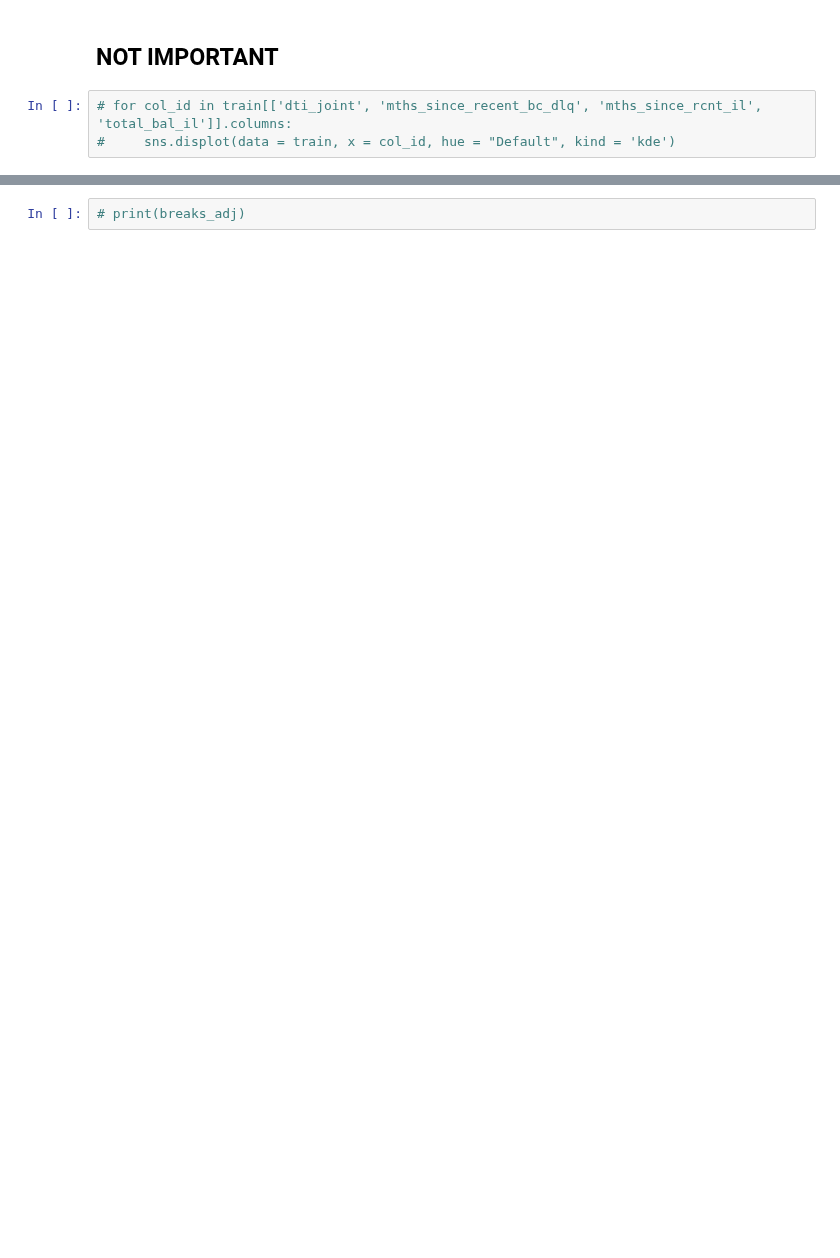
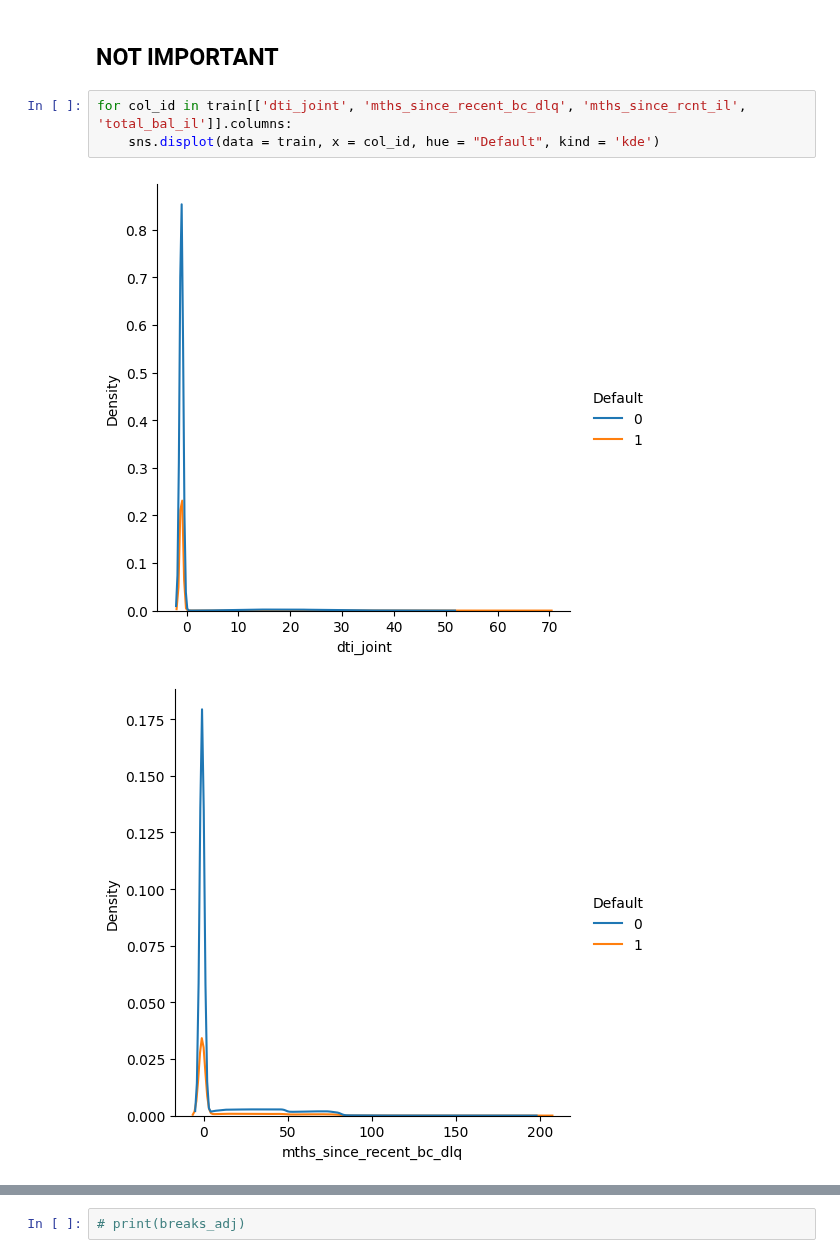
Before and after one commit to preetmodi/Credit-Risk-Analytics, a Jupyter notebook: All_WOE.ipynb, the cells around one changed output, grey strips where cells are left out. Saved outputs shown, nothing was run; the diff lists cells and outputs as text; blank space fills up the shorter version.

```diff
--- a/All_WOE.ipynb
+++ b/All_WOE.ipynb
@@ -235,5 +306,8 @@ corr
 # %% [markdown]
 ## NOT IMPORTANT
 # %%
-# for col_id in train[['dti_joint', 'mths_since_recent_bc_dlq', 'mths_since_rcnt_il', 'total_bal_il']].columns:
-#     sns.displot(data = train, x = col_id, hue = "Default", kind = 'kde')
+for col_id in train[['dti_joint', 'mths_since_recent_bc_dlq', 'mths_since_rcnt_il', 'total_bal_il']].columns:
+    sns.displot(data = train, x = col_id, hue = "Default", kind = 'kde')
+# %% [output]
+[figure, added]
+[figure, added]
```
Also changed, not shown: parts of 20 cells of this notebook.
